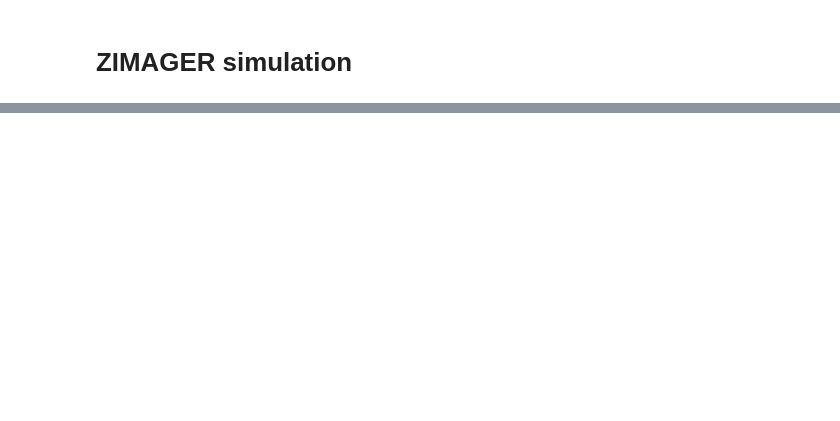
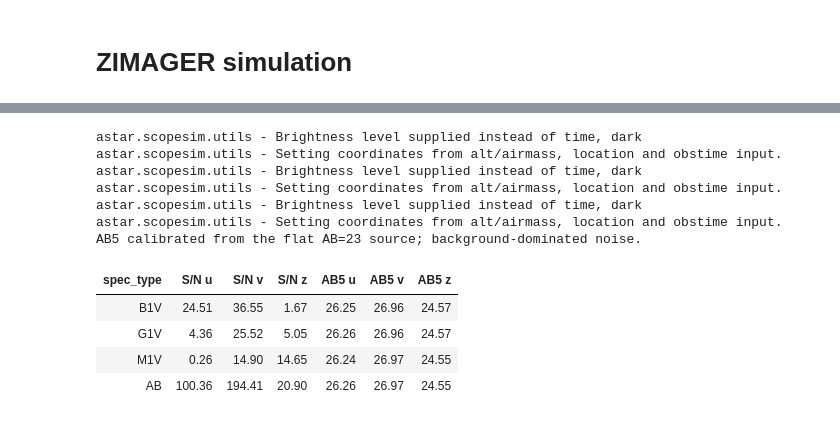
Before and after one commit to CaltechOpticalObservatories/zs-scopesim, a Jupyter notebook: notebooks/06_ZImager.ipynb, the cells around one changed output, grey strips where cells are left out. Cells and saved outputs as stored; diff of their text form; code cells hidden in the pictures; blank space fills up the shorter version.

```diff
--- a/notebooks/06_ZImager.ipynb
+++ b/notebooks/06_ZImager.ipynb
@@ -110,0 +113,59 @@ Text(0.5, 1.0, 'ZIMAGER BAND - Z')
+# %%
+from IPython.display import HTML, display
+from astropy.stats import sigma_clip
+from astropy.table import Table
+from astropy.wcs import WCS
+from scopesim.optics.image_plane_utils import pix2val, val2pix
+
+stars = source.fields[0].field
+photometry = Table({'spec_type': stars['spec_types']})
+for arm, hdu, fov in zip(['u', 'v', 'z'], hdul, zs._last_fovs):
+    dat = hdu[1].data
+
+    # Follow the simulation's sky -> focal-plane mm -> detector-pixel transform.
+    x_fov, y_fov = val2pix(fov.header, stars['x'].quantity.to_value(u.deg), stars['y'].quantity.to_value(u.deg))
+    x_mm, y_mm = pix2val(fov.header, x_fov, y_fov, 'D')
+    x_det, y_det = WCS(hdu[1].header, key='D').world_to_pixel_values(x_mm, y_mm)
+    pixel_scale = np.sqrt(fov.pixel_area) * hdu[1].header['CDELT1D'] / fov.header['CDELT1D']
+    fwhm = zs['seeing_psf'].fwhm(fov.wavelength)
+    radius = (fwhm / pixel_scale).value
+    halfwidth = int(np.ceil(3 * radius))
+
+    fluxes = np.empty(len(stars))
+    flux_errors = np.empty(len(stars))
+    for j, (x, y) in enumerate(zip(x_det, y_det)):
+        ix, iy = int(round(x)), int(round(y))
+        cutout = dat[iy-halfwidth:iy+halfwidth+1, ix-halfwidth:ix+halfwidth+1]
+        yy, xx = np.mgrid[iy-halfwidth:iy+halfwidth+1, ix-halfwidth:ix+halfwidth+1]
+        r2 = (xx - x)**2 + (yy - y)**2
+        aperture = r2 <= radius**2
+        annulus = (r2 >= (2 * radius)**2) & (r2 <= (3 * radius)**2)
+        background_pixels = sigma_clip(cutout[annulus], sigma=3).compressed()
+        n_ap = aperture.sum()
+        fluxes[j] = cutout[aperture].sum() - n_ap * background_pixels.mean()
+
+        # The science-image annulus measures sky and detector noise for this exposure.
+        # Include uncertainty in the local background mean; source shot noise is neglected.
+        flux_errors[j] = background_pixels.std(ddof=1) * np.sqrt(n_ap + n_ap**2 / background_pixels.size)
+    photometry[f'S/N {arm}'] = np.maximum(fluxes / flux_errors, 0)
+    ab_flux = fluxes[-1]  # The last source is the flat AB calibrator.
+    photometry[f'AB5 {arm}'] = ab_mag - 2.5 * np.log10(5 * flux_errors / ab_flux)
+
+photometry = photometry[['spec_type', 'S/N u', 'S/N v', 'S/N z', 'AB5 u', 'AB5 v', 'AB5 z']]
+for name in photometry.colnames[1:]:
+    photometry[name].format = '.2f'
+print(f'AB5 calibrated from the flat AB={ab_mag} source; background-dominated noise.')
+display(HTML(''.join(photometry.pformat(html=True, show_dtype=False, show_unit=False))))
+# %% [output]
+astar.scopesim.utils - Brightness level supplied instead of time, dark
+astar.scopesim.utils - Setting coordinates from alt/airmass, location and obstime input.
+astar.scopesim.utils - Brightness level supplied instead of time, dark
+astar.scopesim.utils - Setting coordinates from alt/airmass, location and obstime input.
+astar.scopesim.utils - Brightness level supplied instead of time, dark
+astar.scopesim.utils - Setting coordinates from alt/airmass, location and obstime input.
+AB5 calibrated from the flat AB=23 source; background-dominated noise.
+| spec_type | S/N u | S/N v | S/N z | AB5 u | AB5 v | AB5 z |
+| B1V | 24.51 | 36.55 | 1.67 | 26.25 | 26.96 | 24.57 |
+| G1V | 4.36 | 25.52 | 5.05 | 26.26 | 26.96 | 24.57 |
+| M1V | 0.26 | 14.90 | 14.65 | 26.24 | 26.97 | 24.55 |
+| AB | 100.36 | 194.41 | 20.90 | 26.26 | 26.97 | 24.55 |
```
Also changed, not shown: parts of 7 cells of this notebook.
